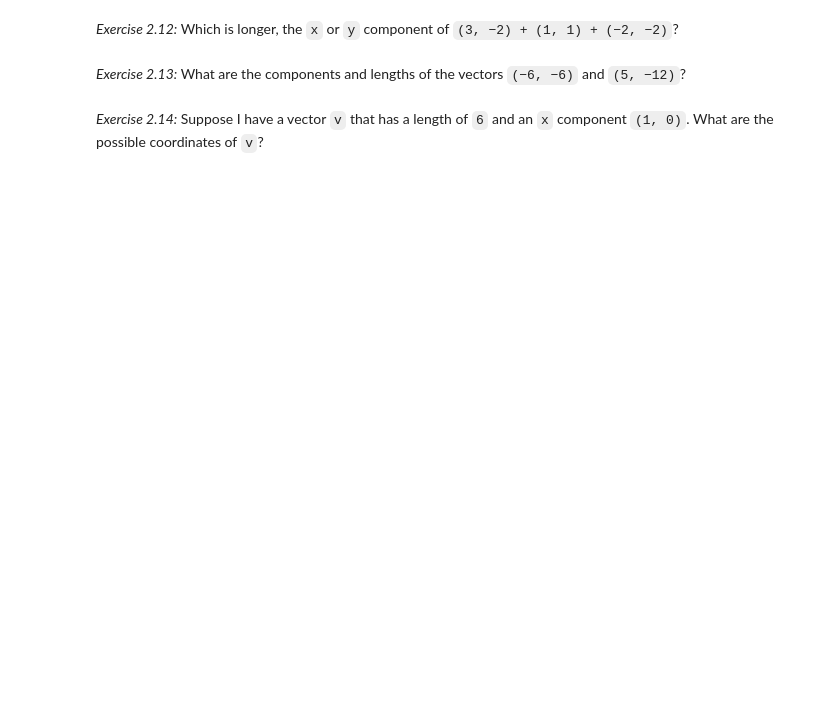
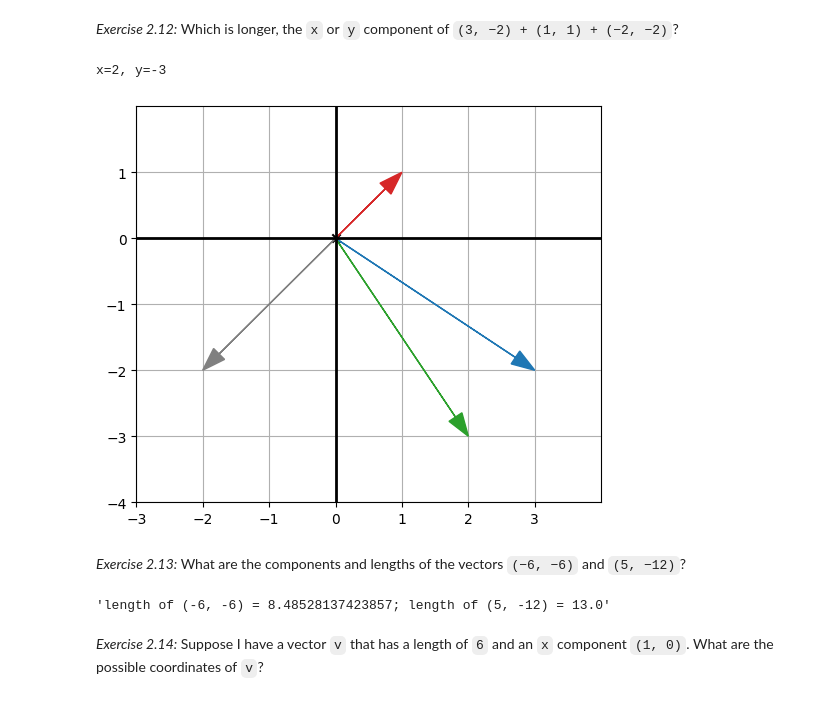
Before and after one commit to btgrant-76/Math-for-Programmers, a Jupyter notebook: Chapter 02/Chapter 02 Exercises.ipynb, the cells around one changed output. Cells and saved outputs as stored; diff of their text form; code cells hidden in the pictures; blank space fills up the shorter version.

```diff
--- a/Chapter 02/Chapter 02 Exercises.ipynb
+++ b/Chapter 02/Chapter 02 Exercises.ipynb
@@ -135,6 +176,46 @@ draw(
 # %% [markdown]
 *Exercise 2.12:*  Which is longer, the `x` or `y` component of `(3, −2) + (1, 1) + (−2, −2)`?
+# %%
+a = (3,-2)
+b = (1,1)
+c = (-2,-2)
+
+sum = add(c, add(a, b)) # (2, -3) y is the longer of the two segments
+
+
+print(f'x={sum[0]}, y={sum[1]}')
+
+draw(
+    Arrow(a, color=blue),
+    Arrow(b, color=red),
+    Arrow(c, color=gray),
+    Arrow(sum, color=green)
+)
+# %% [output]
+x=2, y=-3
+[figure, added]
 # %% [markdown]
 *Exercise 2.13:*  What are the components and lengths of the vectors `(−6, −6)` and `(5, −12)`?
+# %%
+a = (-6, -6)
+# x component:  (-6, 0)
+# y component:  (0, -6)
+a_len = sqrt(pow(-6, 2) + pow(-6, 2))
+# print(f'a length = {a_len}')
+
+b = (5, -12)
+# x component:  (5, 0)
+# y component:  (0, 12)
+b_len = sqrt(pow(5, 2) + pow(12, 2))
+# print(f'b length = {b_len}')
+
+# draw(
+#     Arrow(a, color=green),
+#     Arrow(b, color=blue)
+# )
+
+f'length of {a} = {a_len}; length of {b} = {b_len}'
+# %% [output]
+'length of (-6, -6) = 8.48528137423857; length of (5, -12) = 13.0'
 # %% [markdown]
 *Exercise 2.14:*  Suppose I have a vector `v` that has a length of `6` and an `x` component `(1, 0)`. What are the possible coordinates of `v`?
```
Also changed, not shown: parts of 13 cells of this notebook.
